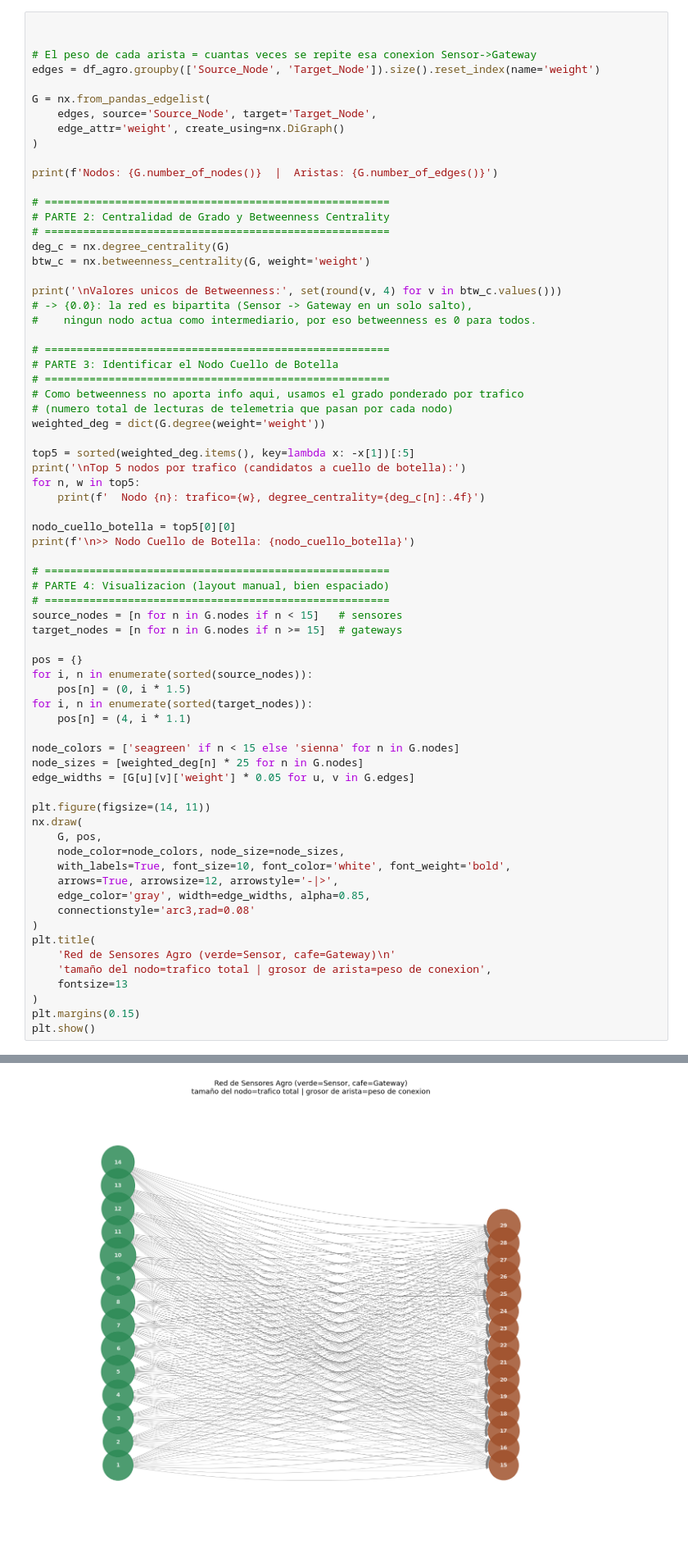
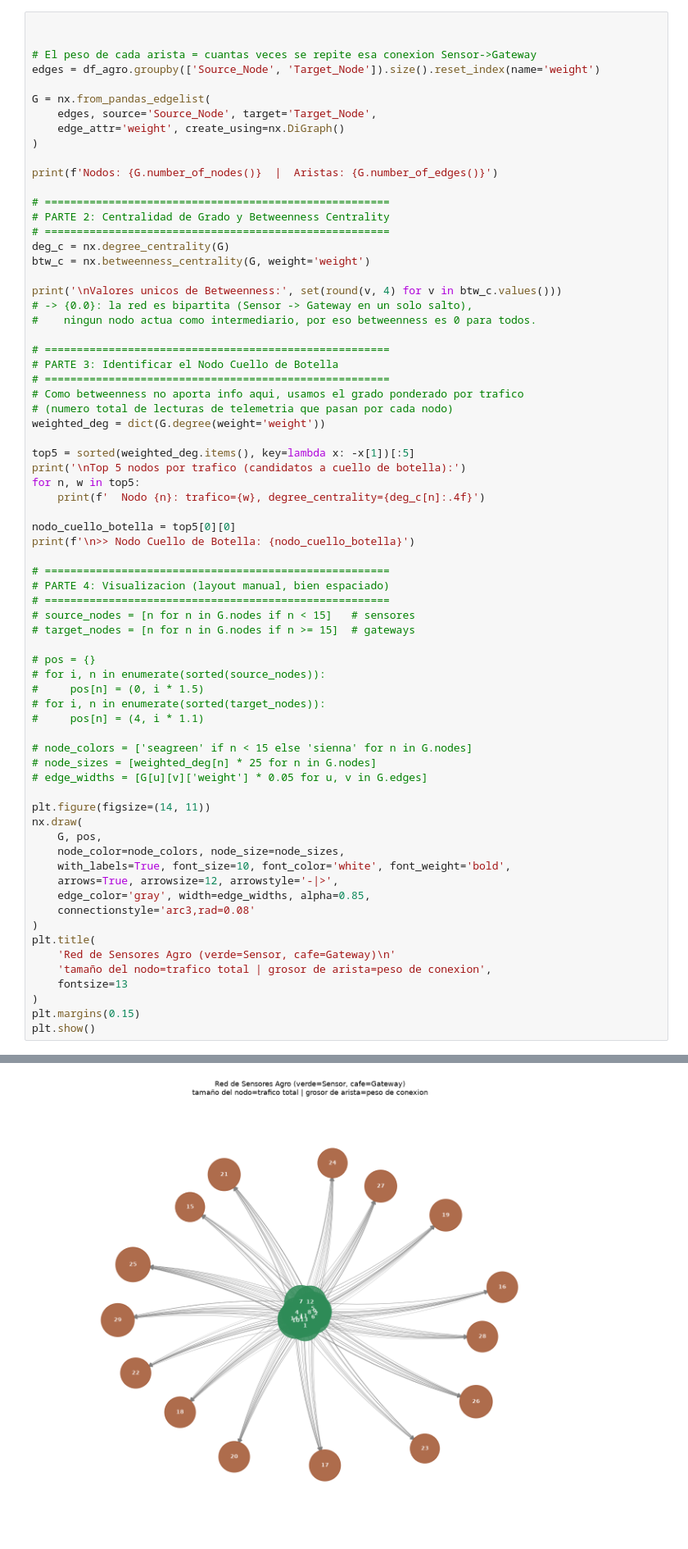
Before and after one commit to nceballosp/los_falsos_positivos_taller_practico_03, a Jupyter notebook: notebooks/taller_practico_03.ipynb, the cells around one changed output, grey strips where cells are left out. Shown at 82% size. Drawn from its saved outputs; the diff is of its cells as text.

```diff
--- a/notebooks/taller_practico_03.ipynb
+++ b/notebooks/taller_practico_03.ipynb
@@ -440,49 +424,49 @@ print(f'\n>> Nodo Cuello de Botella: {nodo_cuello_botella}')
 # ======================================================
 # PARTE 4: Visualizacion (layout manual, bien espaciado)
 # ======================================================
-source_nodes = [n for n in G.nodes if n < 15]   # sensores
-target_nodes = [n for n in G.nodes if n >= 15]  # gateways
+# source_nodes = [n for n in G.nodes if n < 15]   # sensores
+# target_nodes = [n for n in G.nodes if n >= 15]  # gateways
 
-pos = {}
-for i, n in enumerate(sorted(source_nodes)):
-    pos[n] = (0, i * 1.5)
-for i, n in enumerate(sorted(target_nodes)):
-    pos[n] = (4, i * 1.1)
+# pos = {}
+# for i, n in enumerate(sorted(source_nodes)):
+#     pos[n] = (0, i * 1.5)
+# for i, n in enumerate(sorted(target_nodes)):
+#     pos[n] = (4, i * 1.1)
 
-node_colors = ['seagreen' if n < 15 else 'sienna' for n in G.nodes]
-node_sizes = [weighted_deg[n] * 25 for n in G.nodes]
-edge_widths = [G[u][v]['weight'] * 0.05 for u, v in G.edges]
+# node_colors = ['seagreen' if n < 15 else 'sienna' for n in G.nodes]
+# node_sizes = [weighted_deg[n] * 25 for n in G.nodes]
+# edge_widths = [G[u][v]['weight'] * 0.05 for u, v in G.edges]
 
 plt.figure(figsize=(14, 11))
 nx.draw(
     G, pos,
     node_color=node_colors, node_size=node_sizes,
     with_labels=True, font_size=10, font_color='white', font_weight='bold',
     arrows=True, arrowsize=12, arrowstyle='-|>',
     edge_color='gray', width=edge_widths, alpha=0.85,
     connectionstyle='arc3,rad=0.08'
 )
 plt.title(
     'Red de Sensores Agro (verde=Sensor, cafe=Gateway)\n'
     'tamaño del nodo=trafico total | grosor de arista=peso de conexion',
     fontsize=13
 )
 plt.margins(0.15)
 plt.show()
 # %% [output]
 Nodos: 29  |  Aristas: 210
 
 Valores unicos de Betweenness: {0.0}
 
 Top 5 nodos por trafico (candidatos a cuello de botella):
   Nodo 10: trafico=172, degree_centrality=0.5357
   Nodo 25: trafico=162, degree_centrality=0.5000
   Nodo 8: trafico=153, degree_centrality=0.5357
   Nodo 9: trafico=152, degree_centrality=0.5357
   Nodo 13: trafico=152, degree_centrality=0.5357
 
 >> Nodo Cuello de Botella: 10
-[figure, old version]
+[figure, new version]
 # %%
 RANDOM_SEED = 7
 pos = nx.spring_layout(G, seed=RANDOM_SEED, k=0.6)
```
Also changed, not shown: parts of 5 cells of this notebook.
